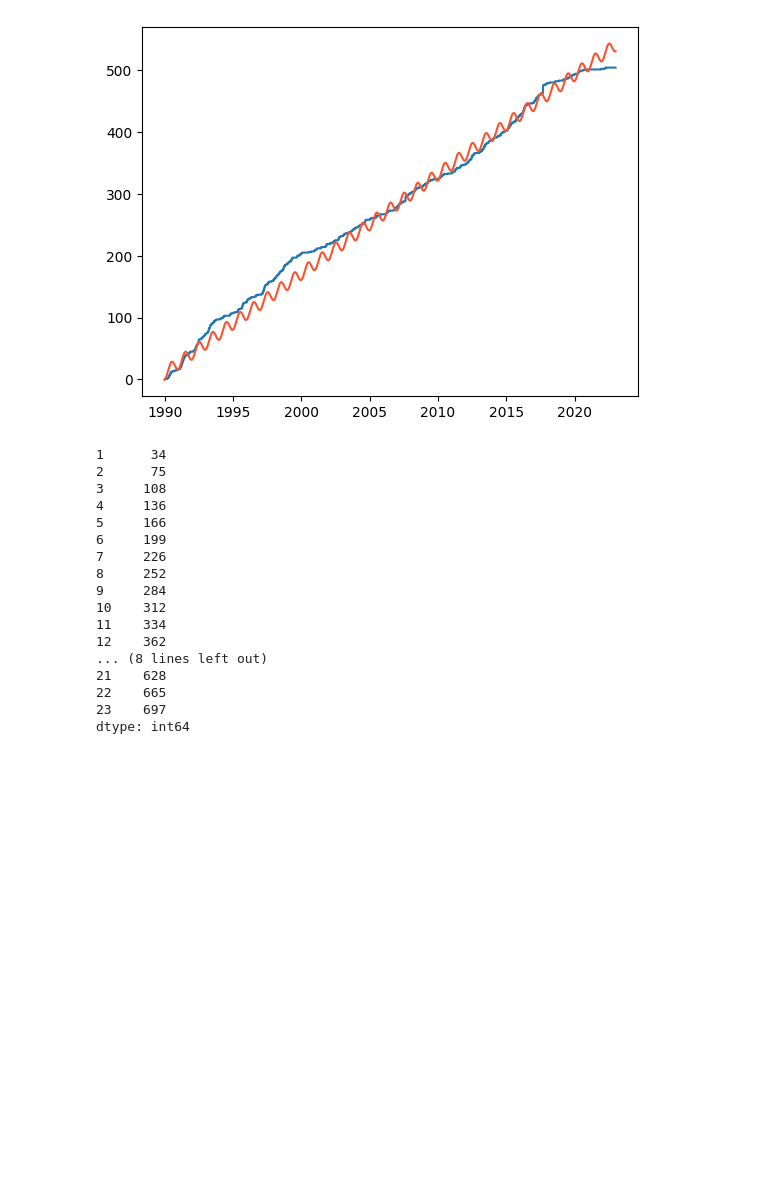
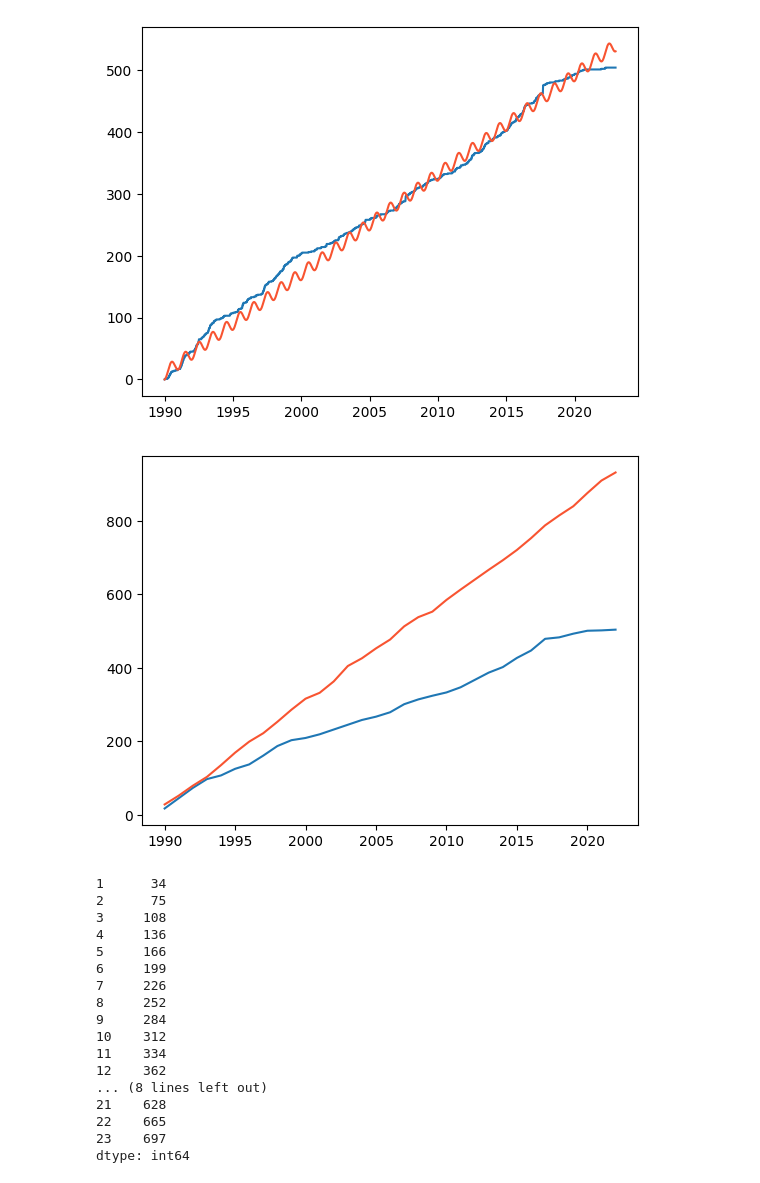
Before and after one commit to ndzadz/mgr, a Jupyter notebook: Symulacje.ipynb, the cells around one changed output. Cells and saved outputs as stored; diff of their text form; code cells hidden in the pictures; blank space fills up the shorter version.

```diff
--- a/Symulacje.ipynb
+++ b/Symulacje.ipynb
@@ -179,6 +146,12 @@ plt.plot(1990+t_a,cum_sin_int_fun(t_a,16.06997394, 10.18455347,  1.00150266), li
 plt.show()
 # %% [output]
 [figure]
+# %%
+plt.plot(N.groupby('Year').max('Ind'), linestyle= '-')
+plt.plot(range(1990,2023,1),nhpp(sin_int_fun,[16.06997394, 10.18455347,  1.00150266],34)[2], linestyle= '-',color="#f85431")
+plt.show()
+# %% [output]
+[figure, added]
 # %%
 nhpp(sin_int_fun,[16.06997394, 10.18455347,  1.00150266],24)[2]
 # %% [output]
```
Also changed, not shown: parts of 6 cells of this notebook.
